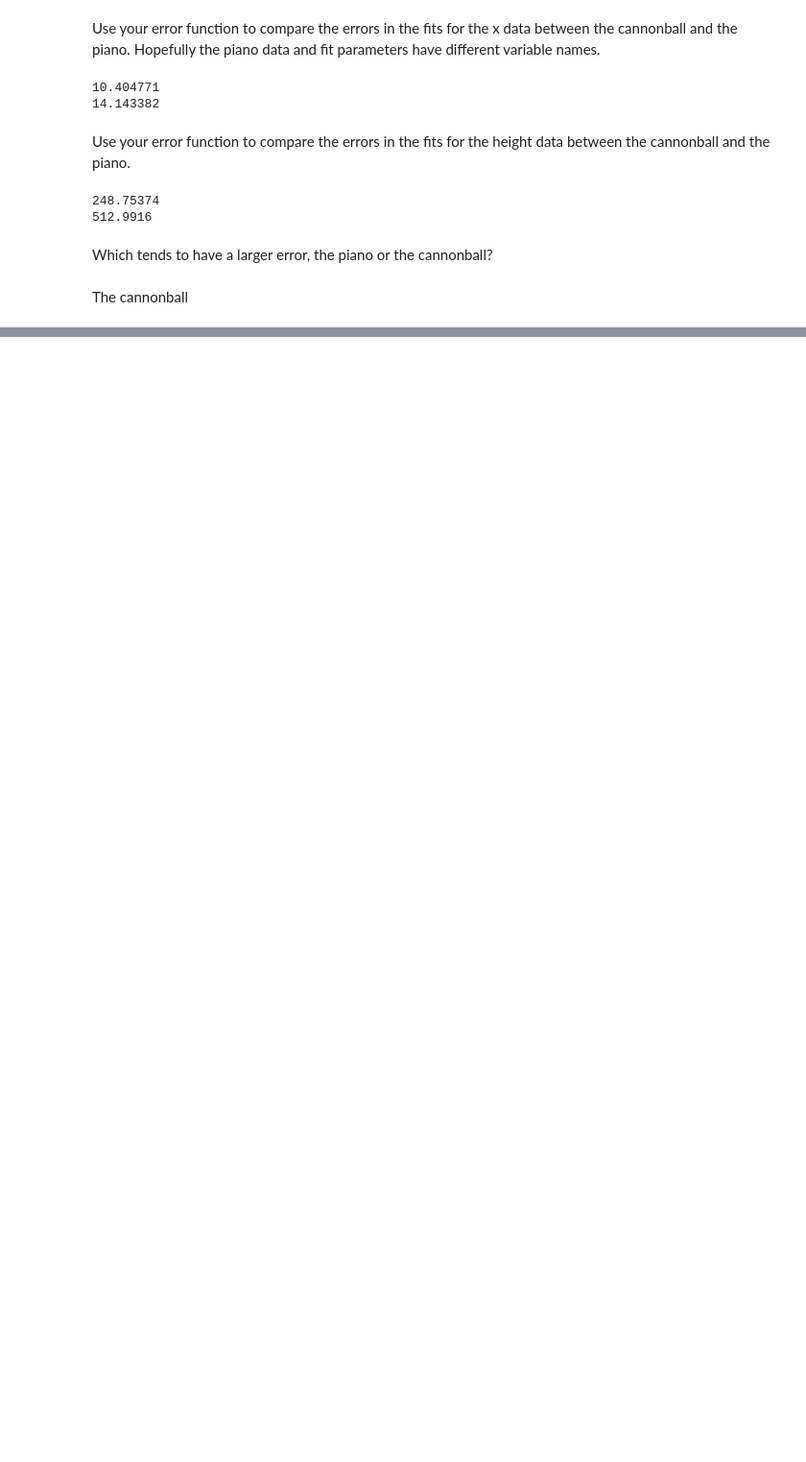
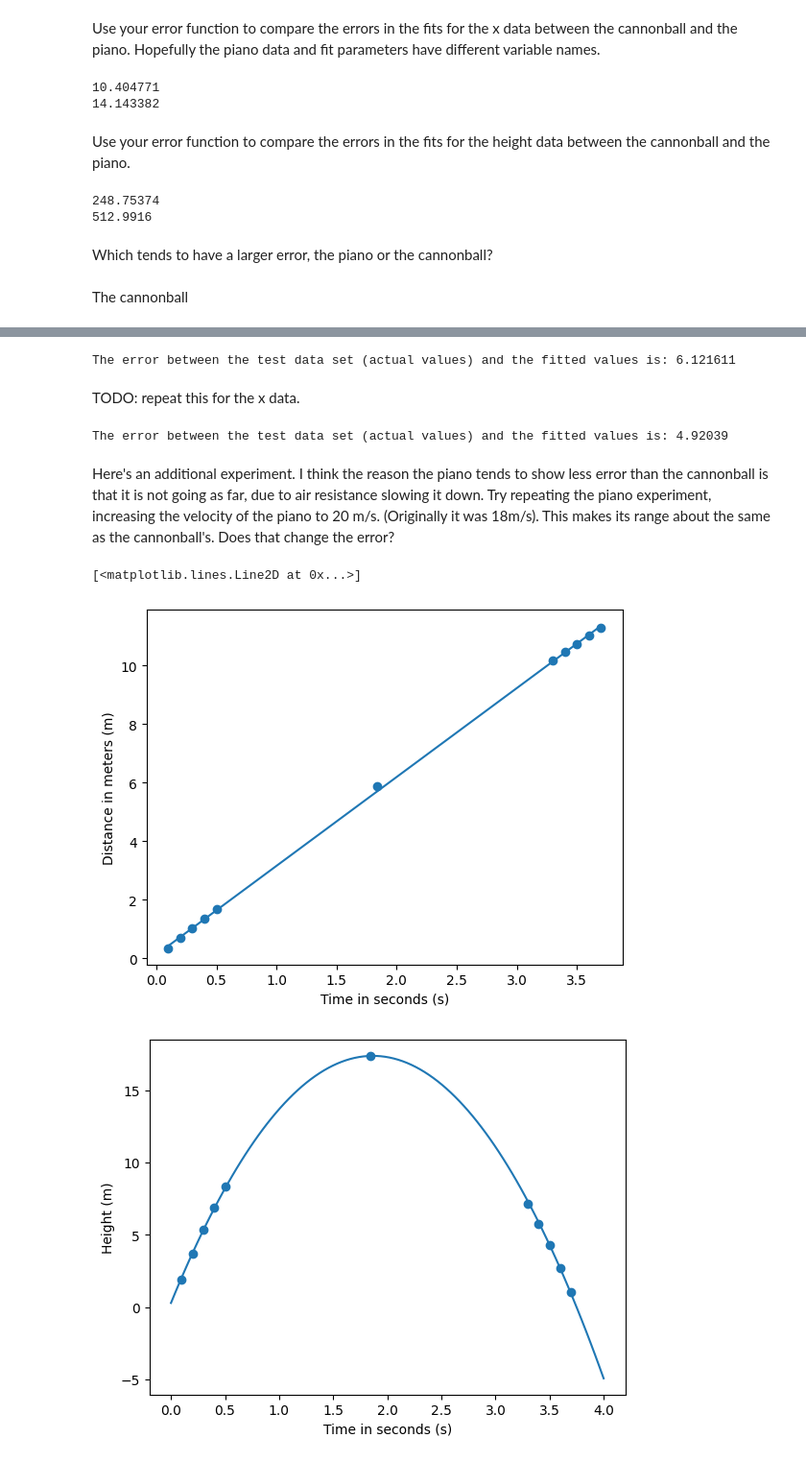
Before and after one commit to CalvinHulleman/CS130_Project3, a Jupyter notebook: Curve_fitting_template.ipynb, the cells around one changed output, grey strips where cells are left out. Shown at 96% size. Cells and saved outputs as stored; diff of their text form; code cells hidden in the pictures; blank space fills up the shorter version.

```diff
--- a/Curve_fitting_template.ipynb
+++ b/Curve_fitting_template.ipynb
@@ -234,0 +260,59 @@ The cannonball
+# %%
+#run the linear fit (called Linear Regression)
+t_train = t_train.reshape(-1,1)
+t_test = t_test.reshape(-1,1)
+LiR = LinearRegression(fit_intercept=True)
+LiR.fit(t_train, x_train)
+h_pred = LiR.predict(t_test)  # these are the fitted values
+
+print("The error between the test data set (actual values) and the fitted values is:",
+      error(h_pred, t_test))
+# %% [output]
+The error between the test data set (actual values) and the fitted values is: 6.121611
+# %% [markdown]
+TODO: repeat this for the x data.
+# %%
+x_train = x_train.reshape(-1,1)
+x_test = x_test.reshape(-1,1)
+LiR = LinearRegression(fit_intercept=True)
+LiR.fit(x_train, t_train)
+h_pred = LiR.predict(x_test)  # these are the fitted values
+
+print("The error between the test data set (actual values) and the fitted values is:",
+      error(h_pred, x_test))
+# %% [output]
+The error between the test data set (actual values) and the fitted values is: 4.92039
+# %% [markdown]
+Here's an additional experiment. I think the reason the piano tends to show less error than the cannonball is that it is not going as far, due to air resistance slowing it down. Try repeating the piano experiment, increasing the velocity of the piano to 20 m/s.  (Originally it was 18m/s). This makes its range about the same as the cannonball's. Does that change the error?
+# %%
+data1 = np.loadtxt("piano2.csv", delimiter=",", dtype=str)
+t_p2 = data1[1:, 0].astype(np.float32)
+x_p2 = data1[1:, 1].astype(np.float32)
+h_p2 = data1[1:, 2].astype(np.float32)
+
+plt.figure()
+plt.scatter(t_p2, x_p2)
+plt.ylabel("Distance in meters (m)")
+plt.xlabel("Time in seconds (s)")
+
+params, params_covariance = scipy.optimize.curve_fit(linear, t_p2, x_p2)
+slope3 = params[0]
+intercept3 = params[1]
+
+plt.plot(t_p2, linear(t_p2, slope3, intercept3))
+
+plt.figure()
+plt.scatter(t_p2, h_p2)
+plt.ylabel("Height (m)")
+plt.xlabel("Time in seconds (s)")
+
+params, params_covariance = scipy.optimize.curve_fit(quadratic, t_p2, h_p2)
+a2 = params[0]
+b2 = params[1]
+c2 = params[2]
+t2 = np.linspace(0,4.0,100)
+plt.plot(t2, quadratic(t2, a2, b2, c2))
+# %% [output]
+[<matplotlib.lines.Line2D at 0x...>]
+[figure, added]
+[figure, added]
```
Also changed, not shown: parts of 5 cells of this notebook.
